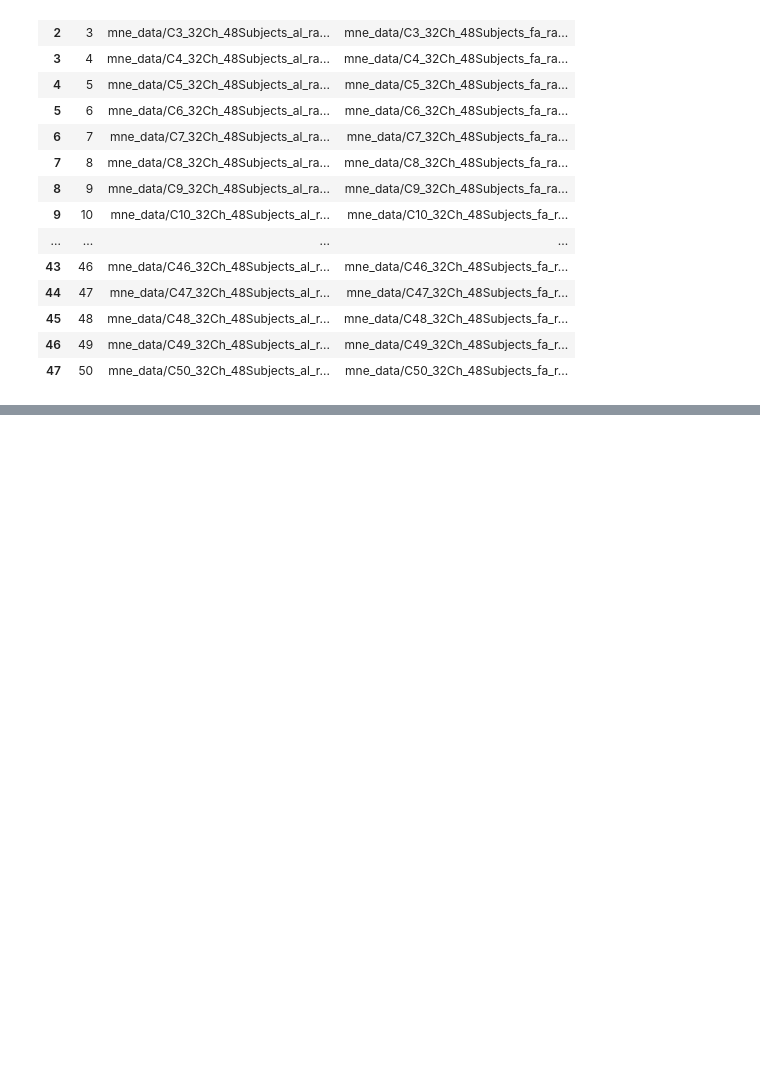
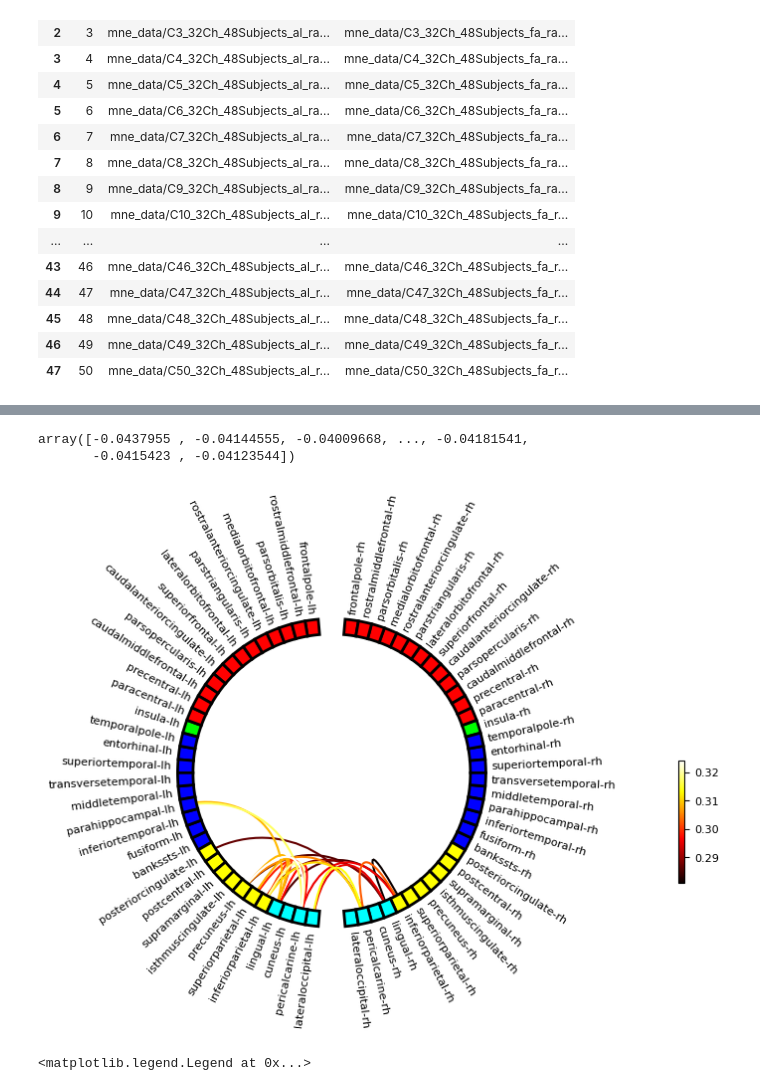
Before and after one commit to habom2310/eeg-connectivity-analysis, a Jupyter notebook: brain connectivity from source spaces pipeline.ipynb, the cells around one changed output, grey strips where cells are left out. Cells and saved outputs as stored; diff of their text form; code cells hidden in the pictures; blank space fills up the shorter version.

```diff
--- a/brain connectivity from source spaces pipeline.ipynb
+++ b/brain connectivity from source spaces pipeline.ipynb
@@ -529,0 +678,5 @@ mne.make_fixed_length_events(raw, start=0., duration=2., overlap=1.75, id = 1)
+# %%
+labels[1].pos[:, 1]
+# %% [output]
+array([-0.0437955 , -0.04144555, -0.04009668, ..., -0.04181541,
+       -0.0415423 , -0.04123544])
@@ -529,0 +735,39 @@ mne.make_fixed_length_events(raw, start=0., duration=2., overlap=1.75, id = 1)
+# %%
+# First, we reorder the labels based on their location in the left hemi
+label_colors = []
+label_names = [label.name for label in labels]
+for name in label_names:
+    name = name.split("-")[0]
+    for lobe in lobe_map:
+        if name in list(lobe_map[lobe].keys()):
+            label_colors.append(lobe_map_color[lobe])
+            break
+# %%
+lh_labels = ['lateraloccipital-lh','pericalcarine-lh','cuneus-lh','lingual-lh',
+            'inferiorparietal-lh','superiorparietal-lh','precuneus-lh','isthmuscingulate-lh','supramarginal-lh','postcentral-lh','posteriorcingulate-lh',
+            'bankssts-lh','fusiform-lh','inferiortemporal-lh','parahippocampal-lh','middletemporal-lh','transversetemporal-lh','superiortemporal-lh','entorhinal-lh','temporalpole-lh',
+            'insula-lh',
+            'paracentral-lh','precentral-lh','caudalmiddlefrontal-lh','parsopercularis-lh','caudalanteriorcingulate-lh','superiorfrontal-lh','lateralorbitofrontal-lh','parstriangularis-lh','rostralanteriorcingulate-lh','medialorbitofrontal-lh','parsorbitalis-lh','rostralmiddlefrontal-lh','frontalpole-lh']
+rh_labels = [label[:-2] + 'rh' for label in lh_labels]
+
+
+# Save the plot order and create a circular layout
+node_order = list()
+node_order.extend(lh_labels[::-1])  # reverse the order
+node_order.extend(rh_labels)
+
+node_angles = circular_layout(label_names, node_order, start_pos=90,
+                              group_boundaries=[0, len(label_names) / 2])
+
+fig = plot_connectivity_circle(fa_sum, label_names, n_lines=20,
+                         node_angles=node_angles, node_colors=label_colors,
+                         facecolor='white', textcolor='black', colormap= 'hot', colorbar_pos=(0.8,0.4))
+# %% [output]
+[figure, added]
+# %%
+# add legend
+# import mpatches from matplotlib
+
+fig[0].legend(handles=[Patch(color=lobe_map_color[lobe], label=lobe) for lobe in lobe_map_color], loc='upper right', bbox_to_anchor=(0.95, 0.7),framealpha=0)
+# %% [output]
+<matplotlib.legend.Legend at 0x...>
```
Also changed, not shown: parts of 31 cells of this notebook, 2 other files.
